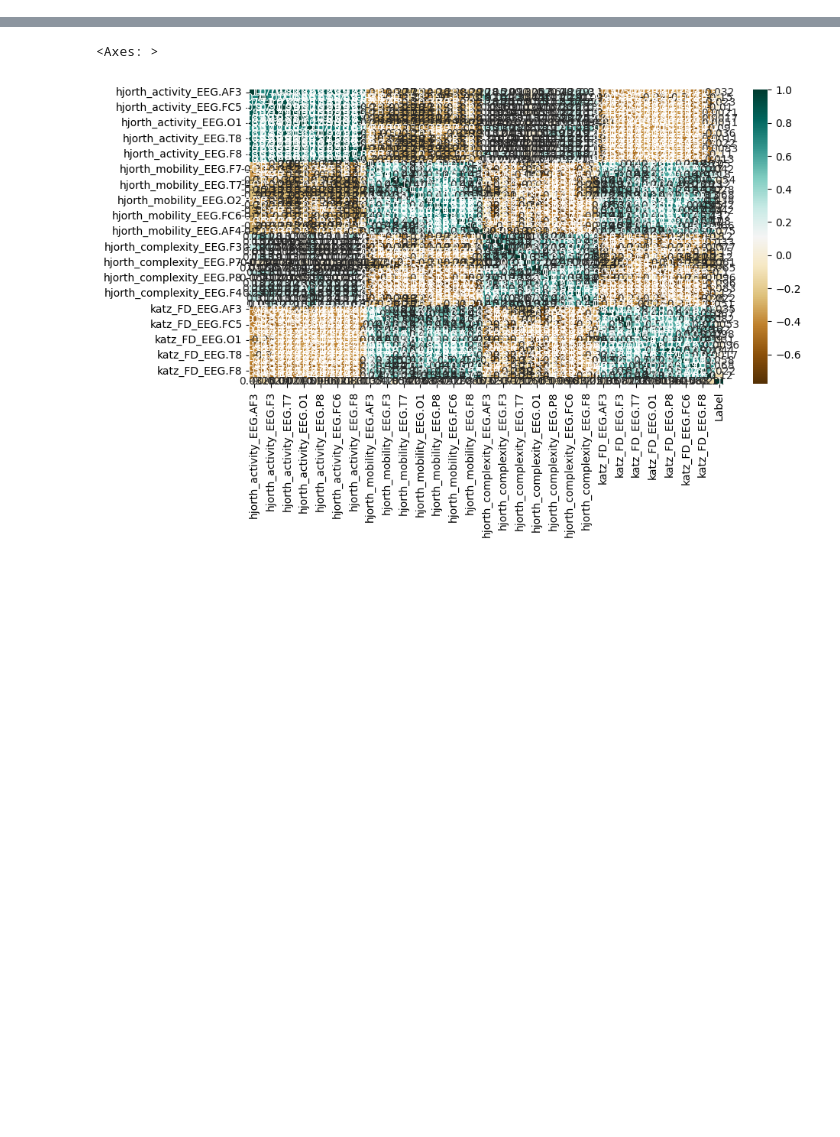
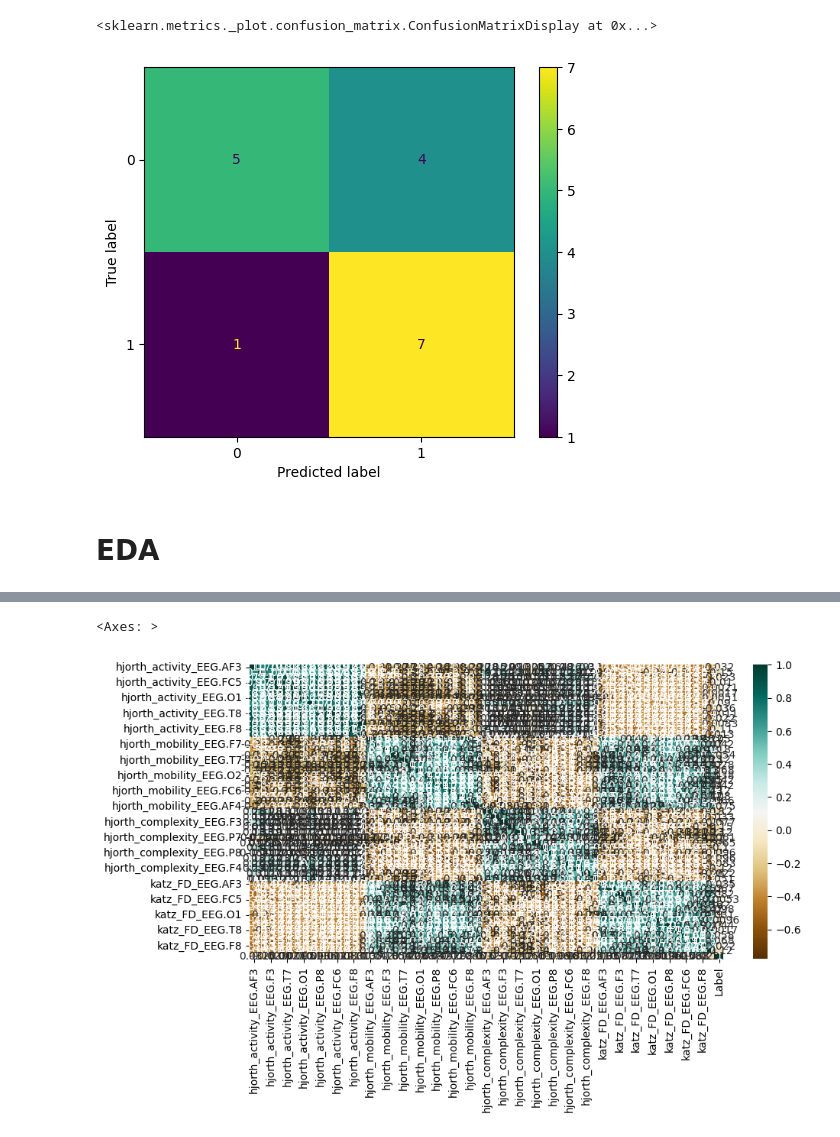
Before and after one commit to lizocf/Cognitive-Canvas-EEG, a Jupyter notebook: notebooks/modeling.ipynb, the cells around one changed output, grey strips where cells are left out. Saved outputs shown, nothing was run; the diff lists cells and outputs as text; code cells hidden in the pictures; blank space fills up the shorter version.

```diff
--- a/notebooks/modeling.ipynb
+++ b/notebooks/modeling.ipynb
@@ -53,0 +135,4 @@ feature_df
+# %%
+ros = RandomOverSampler(random_state=0)
+ros.fit(X, y)
+X_resampled, y_resampled = ros.fit_resample(X_train, y_train)
@@ -53,0 +148,9 @@ feature_df
+# %%
+logreg = LogisticRegression(random_state=16)
+
+# fit the model with data
+logreg.fit(X_resampled, y_resampled)
+
+y_pred = logreg.predict(X_val)
+
+print('Model accuracy score with default hyperparameters: {0:0.4f}'. format(accuracy_score(y_val, y_pred)))
@@ -54,3 +166,13 @@ feature_df
+# %%
+cm = confusion_matrix(y_val, y_pred, labels=logreg.classes_)
+disp = ConfusionMatrixDisplay(confusion_matrix=cm,
+                              display_labels=logreg.classes_)
+disp.plot()
+# %% [output]
+<sklearn.metrics._plot.confusion_matrix.ConfusionMatrixDisplay at 0x...>
+[figure, added]
+# %% [markdown]
+# EDA
 # %%
 for col in feature_df.columns:
     sns.boxplot(x=feature_df[col])
```
Also changed, not shown: parts of 36 cells of this notebook.
